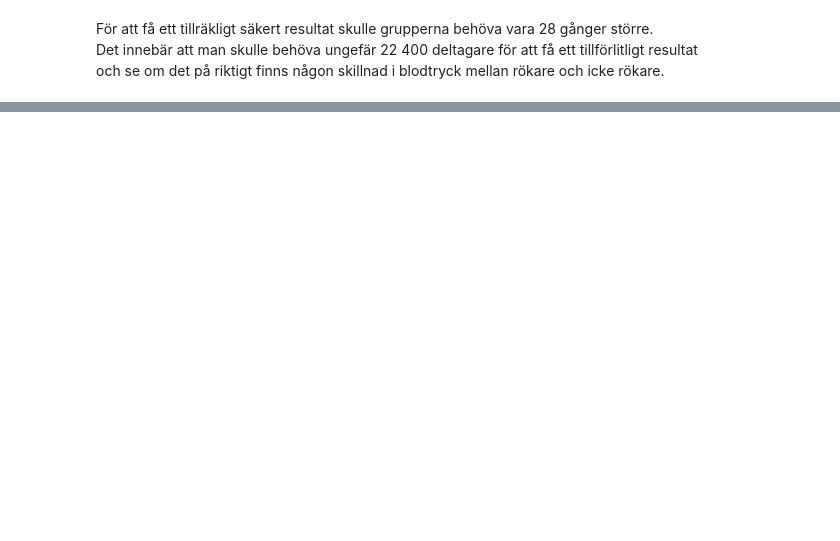
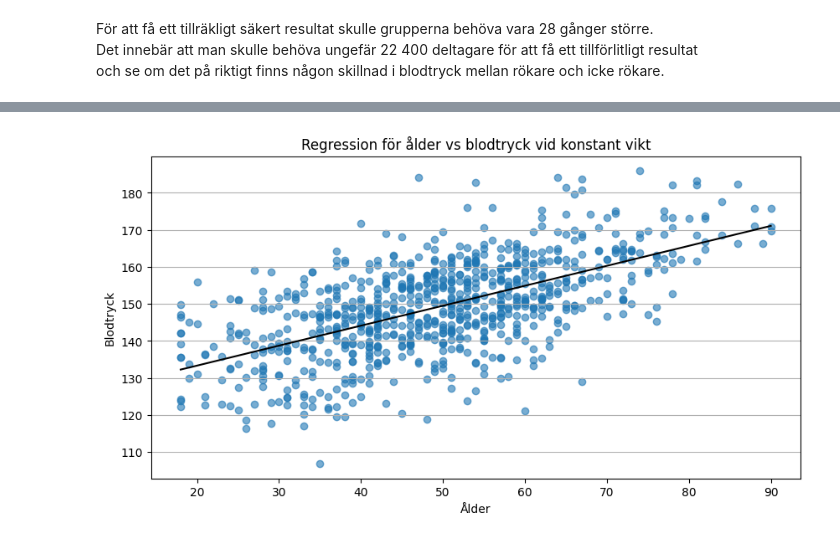
Before and after one commit to elinwahlgren/Halsostudie, a Jupyter notebook: report.ipynb, the cells around one changed output, grey strips where cells are left out. Drawn from its saved outputs; the diff is of its cells as text; code cells hidden in the pictures; blank space fills up the shorter version.

Commit message:
Lagt till linjär regression över vikt + ålder vs blodtryck

```diff
--- a/report.ipynb
+++ b/report.ipynb
@@ -14,19 +17,18 @@ plt.rcParams["axes.grid"] = True
 plt.rcParams["axes.grid.axis"] = "y"
 # %%
 #Importera data
-df_start = pd.read_csv("data/health_study_dataset.csv")
+df = pd.read_csv("data/health_study_dataset.csv")
 # %% [markdown]
 ## Beskrivande analys
 # %%
-df = M.HelthAnalyser(df_start)
+analys = M.HelthAnalyser(df)
+first_analys = analys.analys(df)
+smoker = analys.smoker(df)
+sick = analys.sick_df(df)
+sick_by_sex = analys.sick_sex(sick)
 
-display(df.analys(df_start))
-
-smoker = df.smoker(df_start)
-
-sick = df.sick_df(df_start)
-
-display(df.sick_sex(sick))
+display(first_analys)
+display(sick_by_sex)
 # %% [output]
 |  | age | weight | height | systolic_bp | cholesterol |
 | mean | 49.43 | 73.41 | 171.85 | 149.18 | 4.93 |
@@ -198,0 +256,62 @@ och se om det på riktigt finns någon skillnad i blodtryck mellan rökare och i
+# %%
+features = df[["age", "weight"]].to_numpy()
+
+x = features
+y = df["systolic_bp"].to_numpy()
+
+model = LinearRegression()
+model.fit(x,y)
+
+intercept_hat = float(model.intercept_)
+beta_age, beta_weight = model.coef_
+
+y_hat = model.predict(x)
+residuals = y- y_hat
+
+ss_tot = np.sum((y-y.mean())**2)
+ss_res = np.sum((residuals)**2)
+r2 = 1 - ss_res/ ss_tot
+
+print(f"""
+----- Regression: systolic_bp = a + b1 * age + b2 * weight -----
+Skärning blodtryck      : {intercept_hat: .3f}
+Lutning ålder           : {beta_age: .4f}
+Lutning vikt            : {beta_weight: .4f}
+R^2                     : {r2: .3f}
+Tolkning lutning: +10 år => ändrat blodtryck:  {10 * beta_age: .2f}
+Tolkning lutning: +10 kg => ändrat blodtryck:  {10 * beta_weight: .2f}
+""")
+
+age_mean = x[:,0].mean()
+weight_mean = x[:,1].mean()
+
+fig, ax = plt.subplots(figsize= (10, 5))
+ax.scatter(x[:,0], y, alpha = 0.6)
+x_line = np.linspace(x[:,0].min(), x[:,0].max(), 100)
+y_line = intercept_hat + beta_age * x_line + beta_weight * weight_mean
+ax.plot(x_line, y_line, color="black")
+ax.set_title("Regression för ålder vs blodtryck vid konstant vikt")
+ax.set_xlabel("Ålder")
+ax.set_ylabel("Blodtryck")
+plt.show()
+
+
+fig, ax = plt.subplots(figsize= (10, 5))
+ax.scatter(x[:,1], y, alpha = 0.6)
+x_line = np.linspace(x[:,1].min(), x[:,1].max(), 100)
+y_line = intercept_hat + beta_weight * x_line + beta_age * age_mean
+ax.plot(x_line, y_line, color="black")
+ax.set_title("Regression för vikt vs blodtryck vid konstant ålder")
+ax.set_xlabel("Vikt")
+ax.set_ylabel("Blodtryck")
+plt.show()
+
+
+plt.figure(figsize=(6,4))
+plt.scatter(y_hat, residuals, alpha=0.6)
+plt.axhline(0, color="black", linewidth=1)
+plt.xlabel("Förklarat värde (ŷ)")
+plt.ylabel("Residual (Y - ŷ)")
+plt.title("Residualer - slumpmoln runt 0 = bra")
+plt.show()
+# %% [output]
@@ -198,0 +325 @@ och se om det på riktigt finns någon skillnad i blodtryck mellan rökare och i
+[figure, added]
```
Also changed, not shown: parts of 19 cells of this notebook, 2 other files.
